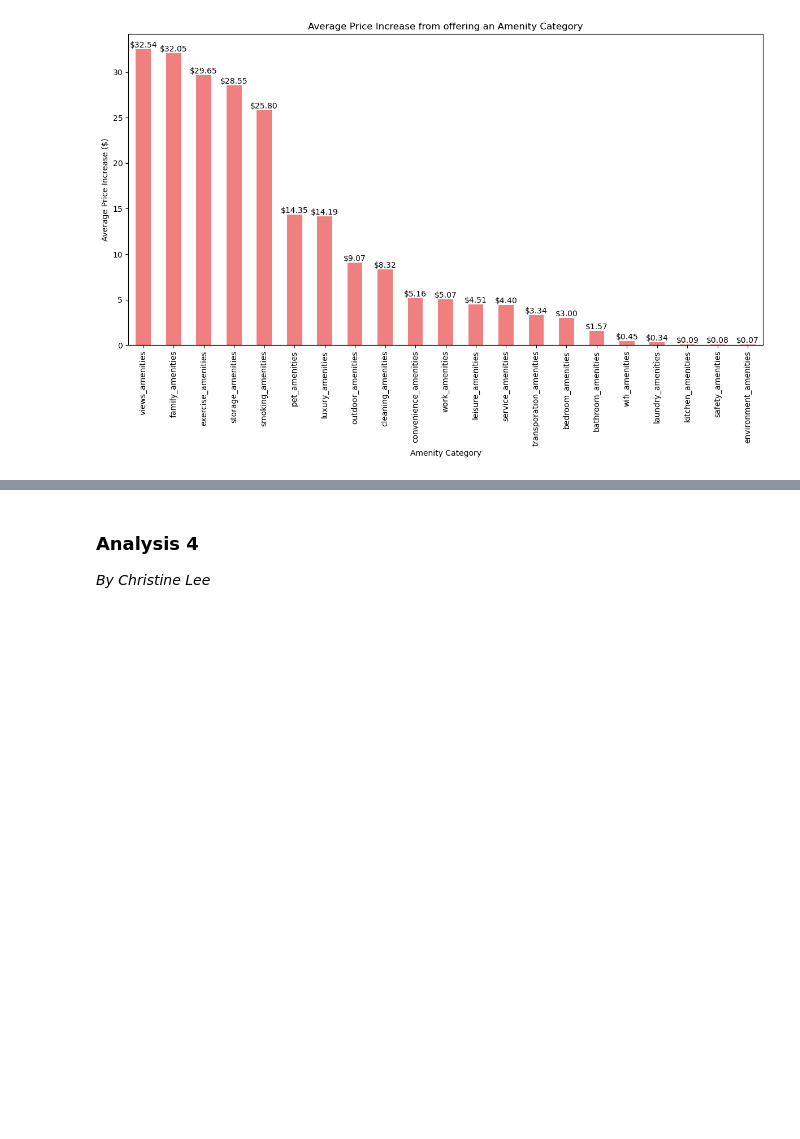
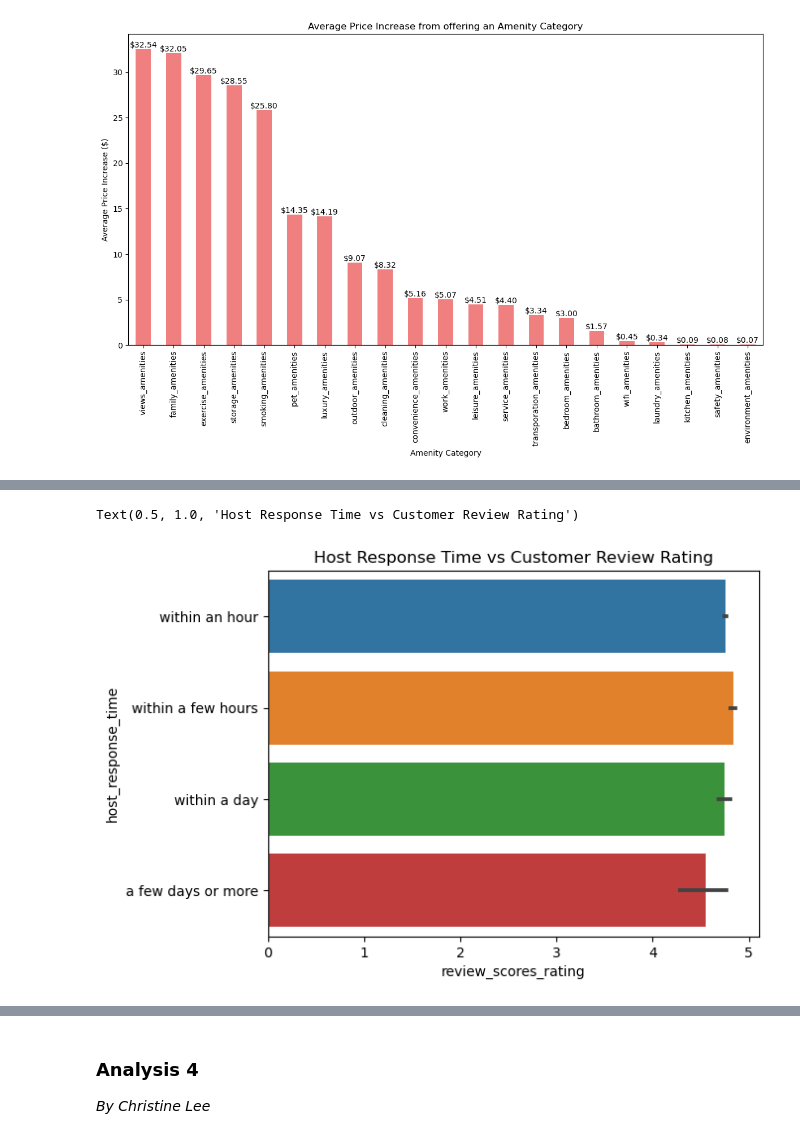
Before and after one commit to chrispylee123/seoulmates, a Jupyter notebook: Project Code/Project Code_v3.ipynb, the cells around one changed output, grey strips where cells are left out. Cells and saved outputs as stored; diff of their text form; code cells hidden in the pictures; blank space fills up the shorter version.

```diff
--- a/Project Code/Project Code_v3.ipynb
+++ b/Project Code/Project Code_v3.ipynb
@@ -556,0 +577,6 @@ plt.show()
+# %%
+sns.barplot(data = listings, x = 'review_scores_rating', y = 'host_response_time')
+plt.title('Host Response Time vs Customer Review Rating')
+# %% [output]
+Text(0.5, 1.0, 'Host Response Time vs Customer Review Rating')
+[figure, added]
```
Also changed, not shown: parts of 21 cells of this notebook.
